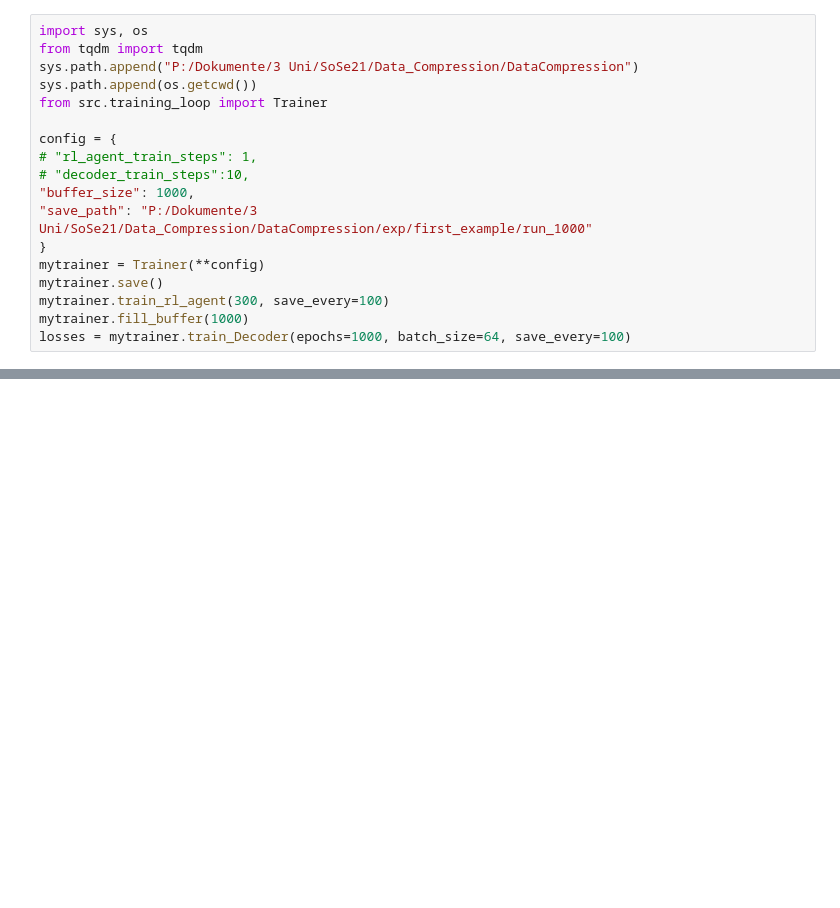
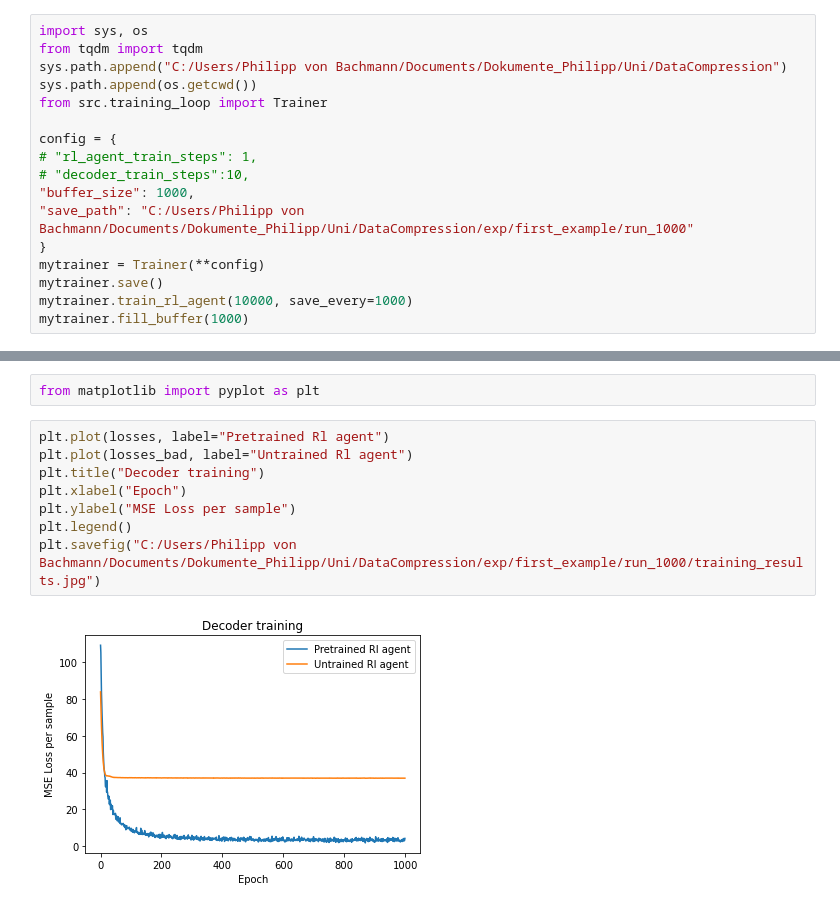
Before and after one commit to jabader97/DataCompression, a Jupyter notebook: exp/first_example/run.ipynb, the cells around one changed output, grey strips where cells are left out. Drawn from its saved outputs; the diff is of its cells as text; blank space fills up the shorter version.

Commit message:
Added results of first run

```diff
--- a/exp/first_example/run.ipynb
+++ b/exp/first_example/run.ipynb
@@ -1,7 +1,7 @@
 # %%
 import sys, os
 from tqdm import tqdm
-sys.path.append("P:/Dokumente/3 Uni/SoSe21/Data_Compression/DataCompression")
+sys.path.append("C:/Users/Philipp von Bachmann/Documents/Dokumente_Philipp/Uni/DataCompression")
 sys.path.append(os.getcwd())
 from src.training_loop import Trainer
 
@@ -9,13 +9,12 @@ config = {
 # "rl_agent_train_steps": 1,
 # "decoder_train_steps":10,
 "buffer_size": 1000,
-"save_path": "P:/Dokumente/3 Uni/SoSe21/Data_Compression/DataCompression/exp/first_example/run_1000"
+"save_path": "C:/Users/Philipp von Bachmann/Documents/Dokumente_Philipp/Uni/DataCompression/exp/first_example/run_1000"
 }
 mytrainer = Trainer(**config)
 mytrainer.save()
-mytrainer.train_rl_agent(300, save_every=100)
+mytrainer.train_rl_agent(10000, save_every=1000)
 mytrainer.fill_buffer(1000)
-losses = mytrainer.train_Decoder(epochs=1000, batch_size=64, save_every=100)
 # %% [output]
 Using cpu device
 Creating environment from the given name 'BreakoutNoFrameskip-v4'
@@ -34,0 +52,12 @@ Training decoder for 3 epochs
+# %%
+from matplotlib import pyplot as plt
+# %%
+plt.plot(losses, label="Pretrained Rl agent")
+plt.plot(losses_bad, label="Untrained Rl agent")
+plt.title("Decoder training")
+plt.xlabel("Epoch")
+plt.ylabel("MSE Loss per sample")
+plt.legend()
+plt.savefig("C:/Users/Philipp von Bachmann/Documents/Dokumente_Philipp/Uni/DataCompression/exp/first_example/run_1000/training_results.jpg")
+# %% [output]
+[figure, added]
```
Also changed, not shown: parts of 3 cells of this notebook, 5 other files.
